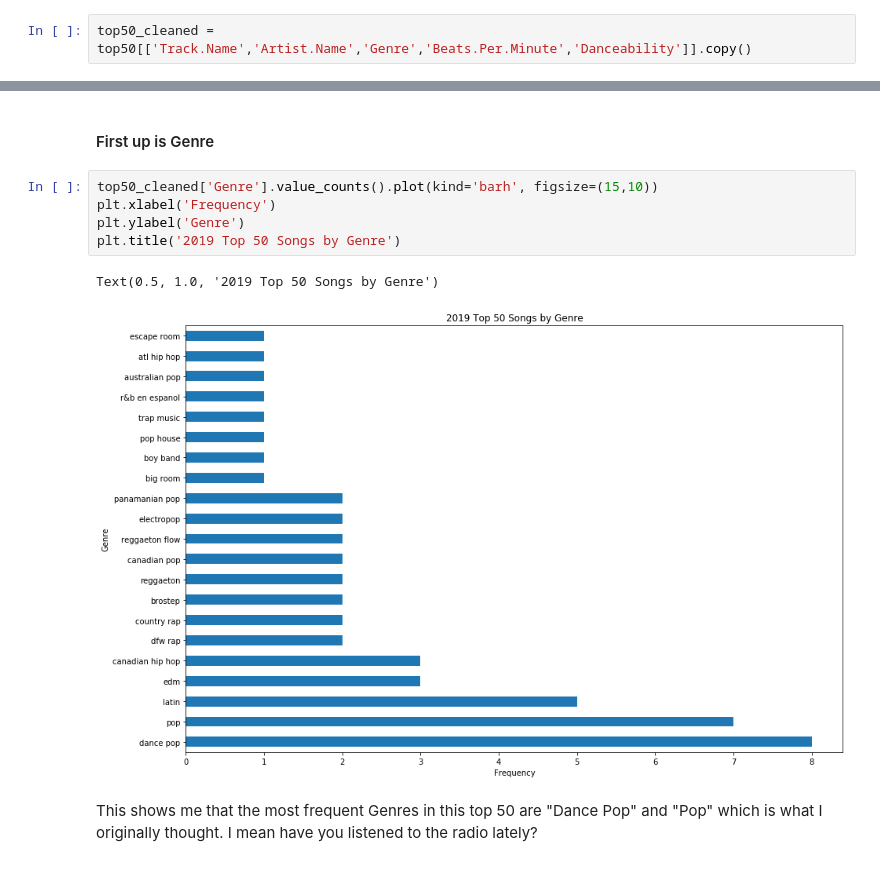
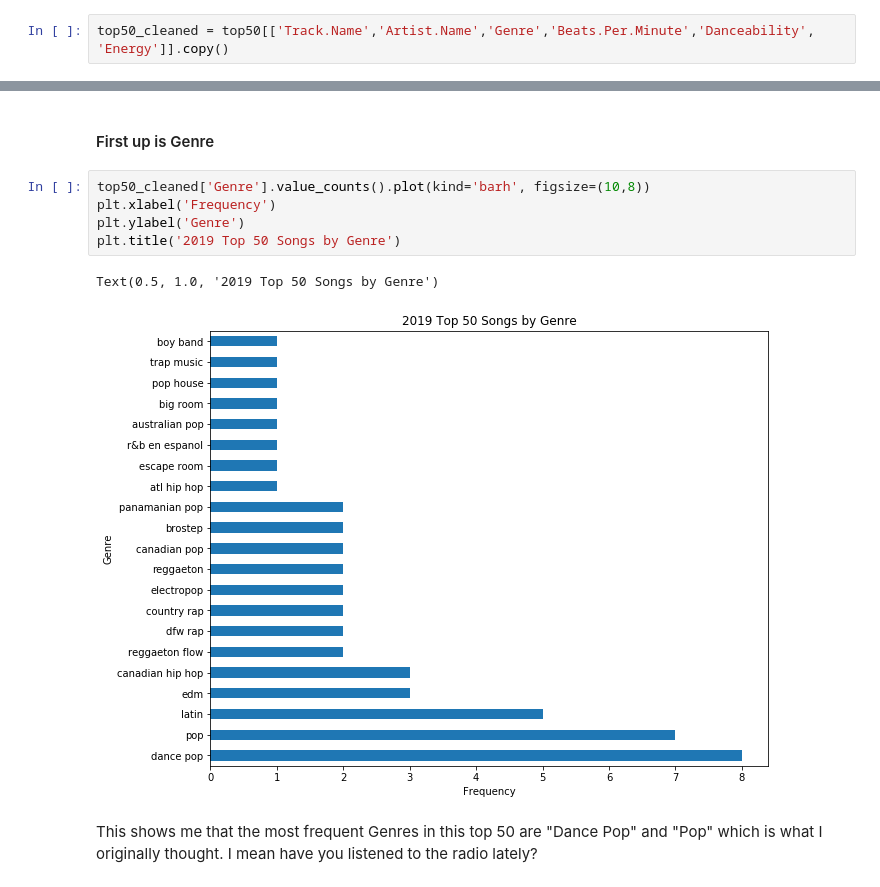
Before and after one commit to jonparksmith/Top50SpotifyAnalysis, a Jupyter notebook: Spotify 2019 Top 50 Songs Analysis.ipynb, the cells around one changed output, grey strips where cells are left out. Drawn from its saved outputs; the diff is of its cells as text.

```diff
--- a/Spotify 2019 Top 50 Songs Analysis.ipynb
+++ b/Spotify 2019 Top 50 Songs Analysis.ipynb
@@ -60,5 +67,5 @@ memory usage: 5.5+ KB
 # %%
-top50_cleaned = top50[['Track.Name','Artist.Name','Genre','Beats.Per.Minute','Danceability']].copy()
+top50_cleaned = top50[['Track.Name','Artist.Name','Genre','Beats.Per.Minute','Danceability', 'Energy']].copy()
 # %%
 top50_cleaned.head(3)
 # %% [output]
@@ -73,13 +80,13 @@ Now I only have the columns in my dataframe that I'm actually interested in anal
 # %% [markdown]
 #### First up is Genre
 # %%
-top50_cleaned['Genre'].value_counts().plot(kind='barh', figsize=(15,10))
+top50_cleaned['Genre'].value_counts().plot(kind='barh', figsize=(10,8))
 plt.xlabel('Frequency')
 plt.ylabel('Genre')
 plt.title('2019 Top 50 Songs by Genre')
 # %% [output]
 Text(0.5, 1.0, '2019 Top 50 Songs by Genre')
-[figure, old version]
+[figure, new version]
 # %% [markdown]
 This shows me that the most frequent Genres in this top 50 are "Dance Pop" and "Pop" which is what I originally thought.  I mean have you listened to the radio lately?
 # %% [markdown]
```
Also changed, not shown: parts of 9 cells of this notebook.
